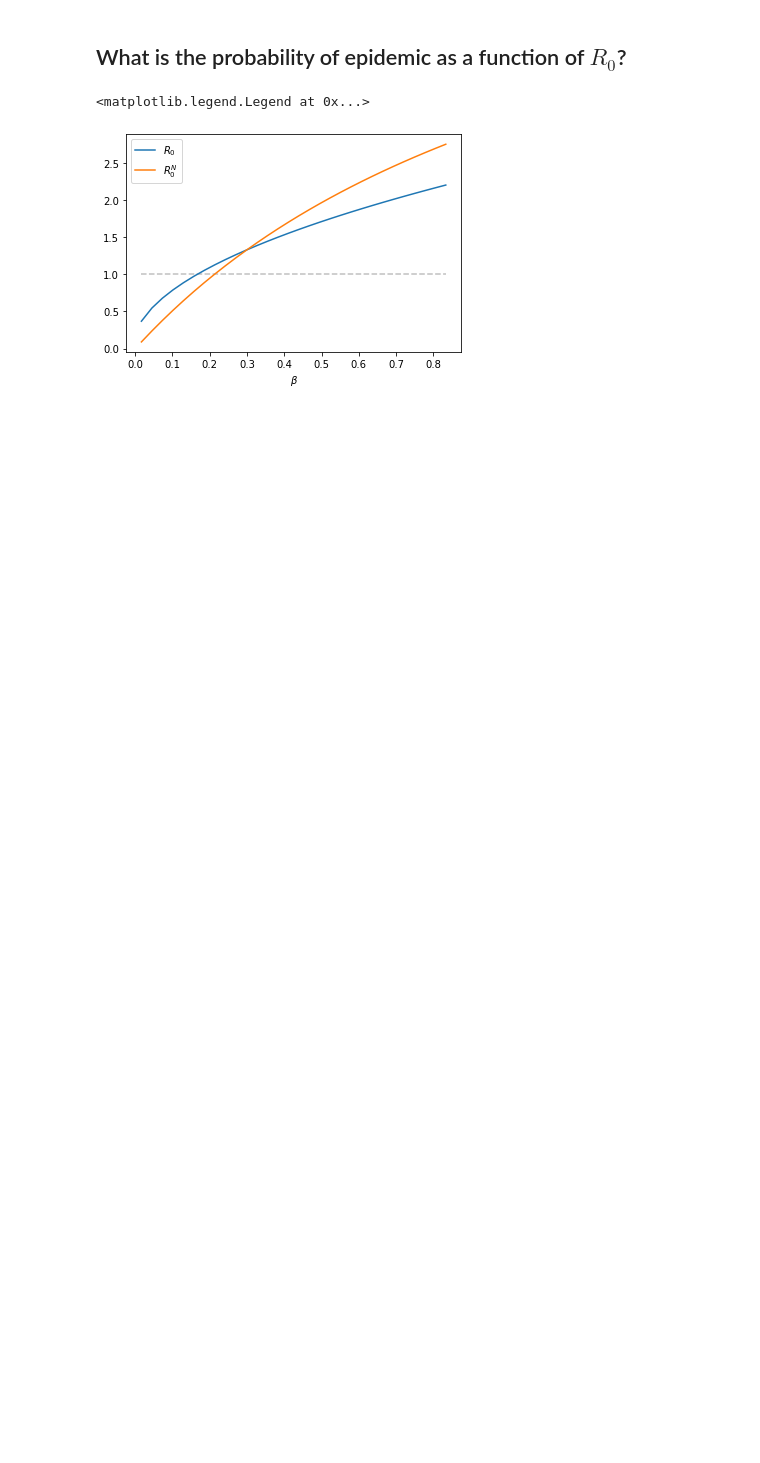
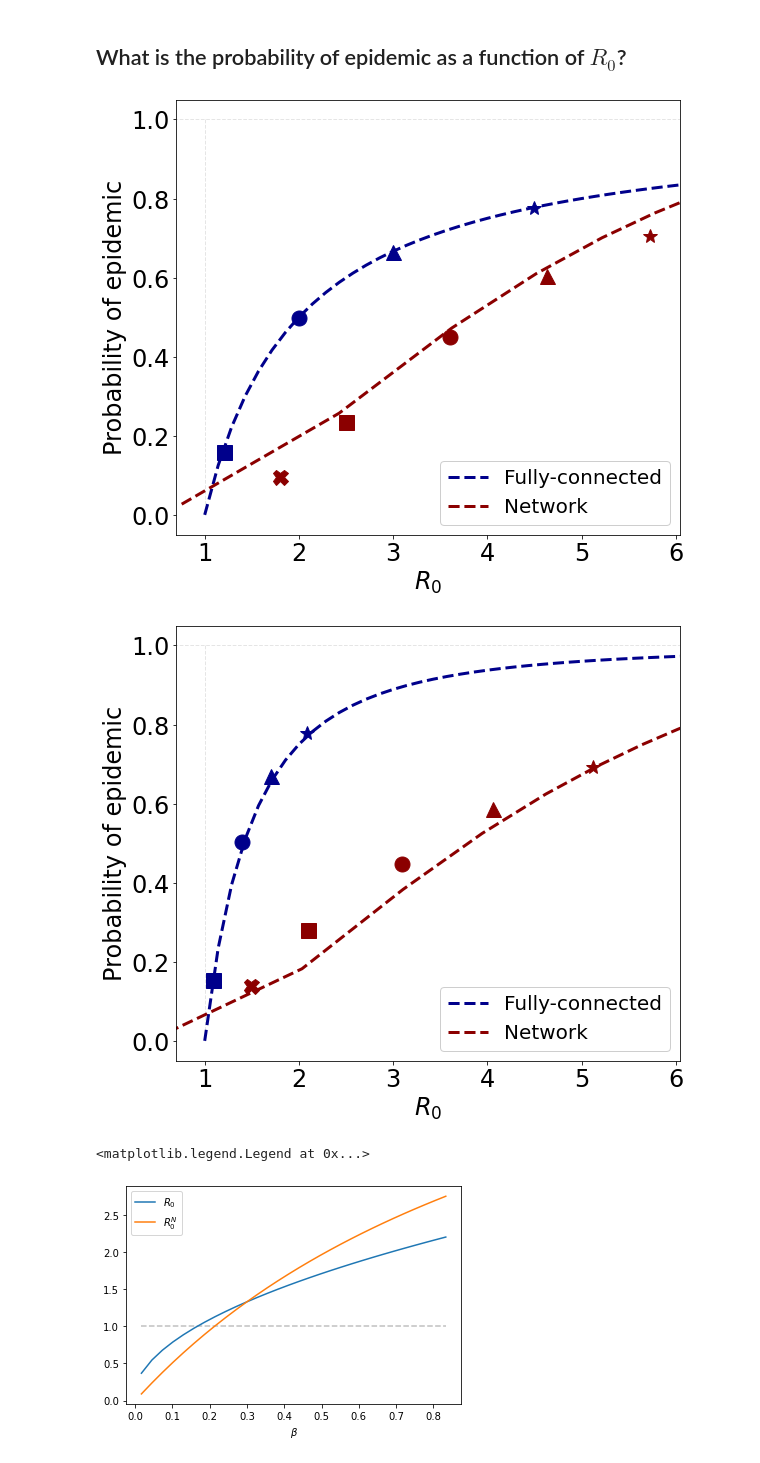
Before and after one commit to betoto008/Epidemiology_2020, a Jupyter notebook: Jupyter_Notebooks/2_Stochastic_Network.ipynb, the cells around one changed output. Drawn from its saved outputs; the diff is of its cells as text; code cells hidden in the pictures; blank space fills up the shorter version.

Commit message:
fixing figure p_epi_k0 mac20

```diff
--- a/Jupyter_Notebooks/2_Stochastic_Network.ipynb
+++ b/Jupyter_Notebooks/2_Stochastic_Network.ipynb
@@ -127,6 +154,7 @@ gamma = 1/6
 R0_array = np.linspace(1, 8, 50)
 R0s_p1 = np.array([4.5, 3.0, 2.0, 1.2])
 R0s_p0 = np.array([4.5, 3.0, 2.0, 1.2, 0.8])
+markersR0 = ['*', '^', 'o', 's', 'X']
 betas1 = R0s_p1*gamma
 betas2 = R0s_p0*gamma
 betas_p = np.array([betas1, betas2])
@@ -136,8 +164,8 @@ R0s_all = np.array([R0s_SIR_p, R0s_SEIR_p])
 
 colors_R = plt.cm.Paired(range(7))
 colors_p = ['darkblue', 'darkred']
-lines_symbols = [Line2D([0], [0],linewidth = 0, color='grey', marker = '^', ms = 12)]
-labels_symbols = [r'Simulation']
+lines_symbols = ['Symbols']
+labels_symbols = ['Simulation']
 labels_model = ['SIR', 'SEIR']
 
 for l, sigma in enumerate(sigmas):
@@ -150,7 +178,7 @@ for l, sigma in enumerate(sigmas):
     for p, betas, R0s, color_p in zip(ps, betas_p, R0s_p, colors_p):
 
         p_epi_array = np.array([])
-
+        i_b = 0
         for beta, R0, color in zip(betas, R0s, colors_R):
             #----Edge Occupancy probability----
 
@@ -163,39 +191,42 @@ for l, sigma in enumerate(sigmas):
                 tau = 2*((gamma)+(sigma))**(-1)
             s = ((R0)-1)
 
             #n_epi = len(max_values[max_values>(1/(s/tau))])
             #n_ext = len(max_values[max_values<(1/(s/tau))])
 
             n_epi = len(nodes_succ[:,0])
             n_ext = len(nodes_ext[:,0])
 
             n_total = n_epi + n_ext
             p_epi_array = np.append(p_epi_array, (n_epi)/n_total)
 
-        print(R0s)
-        ax.plot(R0s, p_epi_array, marker = '^', color = color_p, ms = 15, linestyle = '')
+            ax.plot(R0, p_epi_array[-1], marker = markersR0[i_b], color = color_p, ms = 15, linestyle = '')
+            i_b +=1
 
         if(p==1.0):
             if(sigma==1000):
-                ax.plot(R0_array, 1-((1/R0_array)),linestyle = 'dashed', linewidth = 3, color = color_p, label = 'Fully connected')
+                ax.plot(R0_array, 1-((1/R0_array)),linestyle = 'dashed', linewidth = 3, color = color_p, label = 'Fully-connected')
             if(sigma==1/4):
-                ax.plot(R0_array, 1-((1/R0_array)**2),linestyle = 'dashed', linewidth = 3, color = color_p, label = 'Fully connected')
+                ax.plot(R0_array, 1-((1/R0_array)**2),linestyle = 'dashed', linewidth = 3, color = color_p, label = 'Fully-connected')
         if(p==0.0):
             if(sigma==1000):
                 R0_N_array2 = Ts_SIR/T_c
-                ax.plot(R0_N_array2, S_SIR ,linestyle = 'dashed', linewidth = 3, color = color_p, label = r'Network Analytic')
+                ax.plot(R0_N_array2, S_SIR ,linestyle = 'dashed', linewidth = 3, color = color_p, label = r'Network')
             if(sigma==1/4):
                 R0_N_array2 = Ts_SEIR/T_c
-                ax.plot(R0_N_array2, S_SEIR ,linestyle = 'dashed', linewidth = 3, color = color_p, label = r'Network Analytic')
+                ax.plot(R0_N_array2, S_SEIR ,linestyle = 'dashed', linewidth = 3, color = color_p, label = r'Network')
 
     ax.hlines(1,0.5,6.5, linestyle = 'dashed', color = 'silver', alpha = .4, linewidth = 1)
     ax.vlines(1,0,1, linestyle = 'dashed', color = 'silver', alpha = .4, linewidth = 1)
     my_plot_layout(ax=ax, xlabel = r'$R_0$', ylabel=r'Probability of epidemic')
     ax.set_xlim(0.7,6.05)
     ax.set_ylim(-0.05, 1.05)
     handles, labels = ax.get_legend_handles_labels()
     ax.legend(np.concatenate((lines_symbols,handles)), np.concatenate((labels_symbols,labels)) , fontsize = 20, loc = 4, framealpha=.95)
     fig.savefig('../Figures/Stochastic/Networks/barabasi-albert/Prob_epi_'+labels_model[l]+'.pdf')
+# %% [output]
+[figure, added]
+[figure, added]
 # %%
 beta = np.linspace(1.2*gamma, 4.5*gamma, 10)
 t = 1-np.array([np.sum(p_k*((k)/(k+(b/gamma)))) for b in beta])
```
Also changed, not shown: parts of 5 cells of this notebook, 19 other files.
